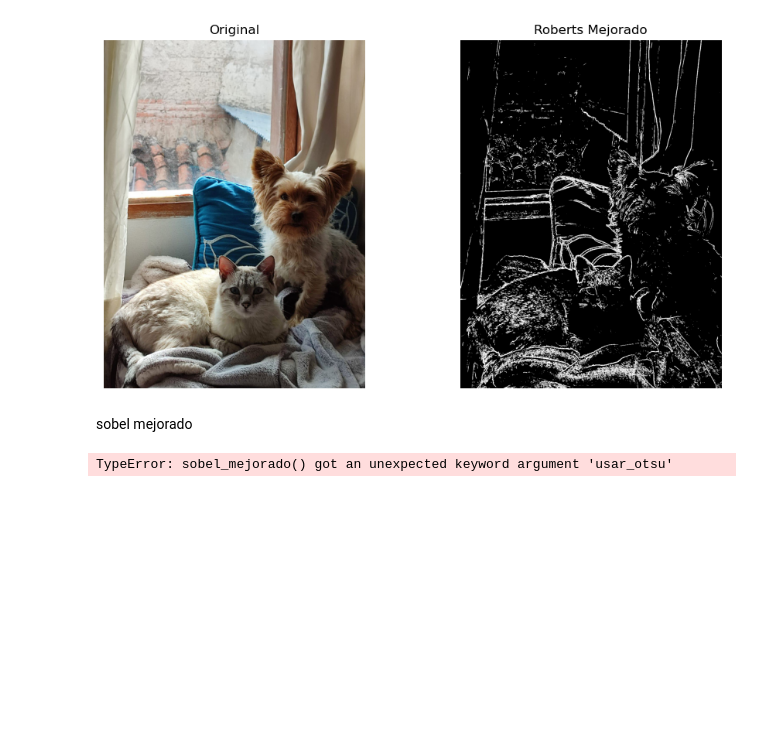
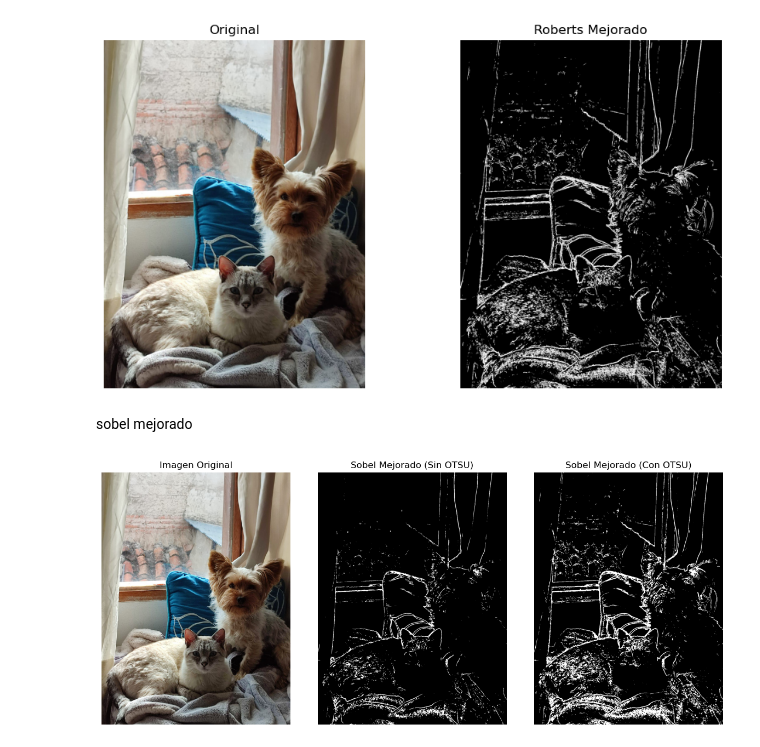
Before and after one commit to yayozarzal/pdiGrover, a Jupyter notebook: PDI_001/Mitad 02 clases/pdi_suavizado.ipynb, the cells around one changed output. Saved outputs shown, nothing was run; the diff lists cells and outputs as text; code cells hidden in the pictures; blank space fills up the shorter version.

```diff
--- a/PDI_001/Mitad 02 clases/pdi_suavizado.ipynb
+++ b/PDI_001/Mitad 02 clases/pdi_suavizado.ipynb
@@ -220,49 +220,54 @@ sobel mejorado
 import cv2
 import numpy as np
 import matplotlib.pyplot as plt
-img=cv2.imread('imagentango.jpg')
 
-def sobel_mejorado(imagen, tam_kernel=3, umbral=30):
-    img_gray=cv2.cvtColor(imagen, cv2.COLOR_BGR2GRAY)
-    img_gray=cv2.GAussainBlur(img_gray, (3,3), 0)
+img = cv2.imread('imagentango.jpg')
 
-    sobelx=cv2.Sobel(img_gray, cv2.CV_16S, 1,0, ksize= tam_kernel)
-    sobely=cv2.Sobel(img_gray, cv2.CV_16S, 0,1, ksize= tam_kernel)
+def sobel_mejorado(imagen, tam_kernel=3, umbral=30, usar_otsu=True):
 
-    magnitud= np.sqrt(sobelx**2+sobel**2)
+    img_gray = cv2.cvtColor(imagen, cv2.COLOR_BGR2GRAY)
+    img_gray = cv2.GaussianBlur(img_gray, (3, 3), 0)
 
-    magnitud= cv2.normalize(magnitud, None, 0, 255, cv2.NORM_MINMAX, cv2.CV_8U)
-    _, bordes= cv2.threshold(magnitud, umbral, 255, cv2.THRESS_BINARY+cv2.THRESH_OTSU) #AGREGARIAMOS O QUITARIAMOS OTSU
+    sobelx = cv2.Sobel(img_gray, cv2.CV_64F, 1, 0, ksize=tam_kernel)
+    sobely = cv2.Sobel(img_gray, cv2.CV_64F, 0, 1, ksize=tam_kernel)
 
-    #UNIR BORDES ROTOS
+    magnitud = np.sqrt(sobelx**2 + sobely**2)
 
-    kernerl_morf=np.ones((2,2), np.uint8)
-    bordes=cv2.morphologyEx(bordes, cv2.MORPH_CLOSE, kernerl_morf)
+    magnitud = cv2.normalize(magnitud, None, 0, 255, cv2.NORM_MINMAX, cv2.CV_8U)
+
+    if usar_otsu:
+        _, bordes = cv2.threshold(magnitud, umbral, 255, cv2.THRESH_BINARY + cv2.THRESH_OTSU)
+    else:
+        _, bordes = cv2.threshold(magnitud, umbral, 255, cv2.THRESH_BINARY)
+
+    # Unir bordes rotos
+    kernel_morf = np.ones((2, 2), np.uint8)
+    bordes = cv2.morphologyEx(bordes, cv2.MORPH_CLOSE, kernel_morf)
     return bordes
 
-
-
-
+# Aplicar la función Sobel mejorado con y sin Otsu
+bordes_sin_otsu = sobel_mejorado(img, umbral=50, usar_otsu=False)
+bordes_con_otsu = sobel_mejorado(img, umbral=50, usar_otsu=True)
 
 # Mostrar los resultados con subplots
 plt.figure(figsize=(12, 5))
 
 plt.subplot(1, 3, 1)
 plt.imshow(cv2.cvtColor(img, cv2.COLOR_BGR2RGB))
 plt.title('Imagen Original')
 plt.axis('off')
 
 plt.subplot(1, 3, 2)
 plt.imshow(bordes_sin_otsu, cmap='gray')
 plt.title('Sobel Mejorado (Sin OTSU)')
 plt.axis('off')
 
 plt.subplot(1, 3, 3)
 plt.imshow(bordes_con_otsu, cmap='gray')
 plt.title('Sobel Mejorado (Con OTSU)')
 plt.axis('off')
 
 plt.tight_layout()
 plt.show()
 # %% [output]
-TypeError: sobel_mejorado() got an unexpected keyword argument 'usar_otsu'
+[figure, added]
```
Also changed, not shown: parts of 2 cells of this notebook, 10 other files.
